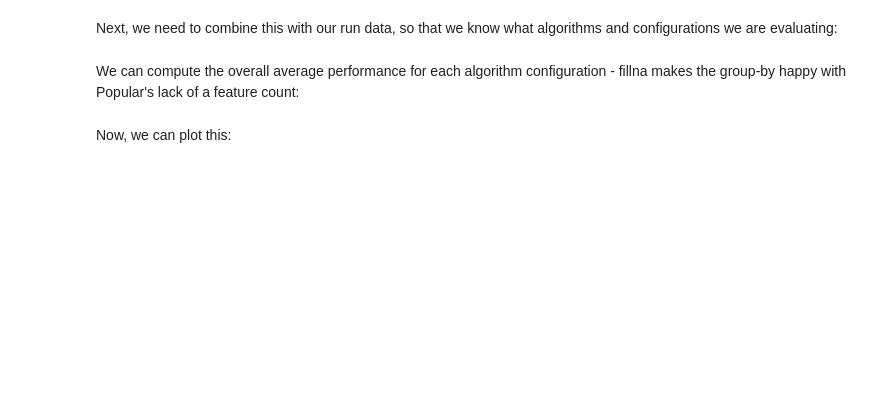
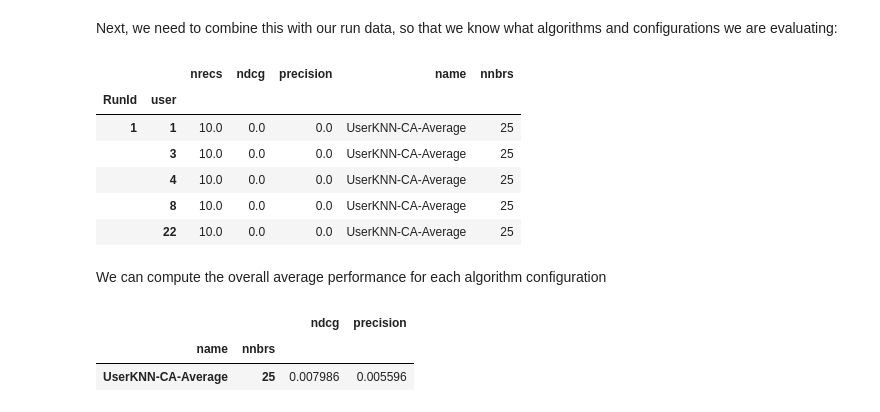
Before and after one commit to jacobmunson/lenskit_confidence, a Jupyter notebook: examples/Confidence-aware-UBCF-MultiEval.ipynb, the cells around one changed output. Cells and saved outputs as stored; diff of their text form; code cells hidden in the pictures; blank space fills up the shorter version.

Commit message:
cleaning and finalizing CUBCF notebook

```diff
--- a/examples/Confidence-aware-UBCF-MultiEval.ipynb
+++ b/examples/Confidence-aware-UBCF-MultiEval.ipynb
@@ -51,3 +36,8 @@ mlsmall = MovieLens('../data/ml-1m')
+# %%
+data = MovieLens('../data/ml-1m')
+#data = MovieLens('../data/ml-10m')
+#data = MovieLens('../data/ml-20m')
+#data = MovieLens('../data/jester') # with Jester cleaning, it's the same format a ML datasets, so the ML input function works
 # %% [markdown]
 ## Experiment
 # %% [markdown]
@@ -59,3 +51,2 @@ We're going to use a 5-fold cross-validation setup.  We save the data into a lis
 # %%
-pairs = list(partition_users(mlsmall.ratings, 5, SampleN(5)))
-#pairs = (partition_users(mlsmall.ratings, 5, SampleN(5)))
+pairs = list(partition_users(data.ratings, 5, SampleN(5)))
@@ -139,0 +171,2 @@ truth.head()
+# %%
+truth = truth[['user', 'item', 'rating']] # just grabbing what we need
@@ -143,6 +185,5 @@ Now we can set up an analysis and compute the results.
 rla = topn.RecListAnalysis()
 rla.add_metric(topn.ndcg) # precision, recall, recip_rank, dcg, ndcg
 rla.add_metric(topn.precision)
-#rla.add_metric(predict.rmse)
-raw_ndcg = rla.compute(recs, truth)
-raw_ndcg.head()
+topn_compute = rla.compute(recs, truth)
+topn_compute.head()
@@ -149,13 +206,21 @@ raw_ndcg.head()
 # %% [markdown]
 Next, we need to combine this with our run data, so that we know what algorithms and configurations we are evaluating:
 # %%
-### FOR NEIGHBORHOOD-BASED METHODS ONLY ###
-ndcg = raw_ndcg.join(runs[['name', 'nnbrs']], on = 'RunId') #
-ndcg.head()
+topn_results = topn_compute.join(runs[['name', 'nnbrs']], on = 'RunId') #
+topn_results.head()
+# %% [output]
+|  |  | nrecs | ndcg | precision | name | nnbrs |
+| RunId | user |  |  |  |  |  |
+| 1 | 1 | 10.0 | 0.0 | 0.0 | UserKNN-CA-Average | 25 |
+|  | 3 | 10.0 | 0.0 | 0.0 | UserKNN-CA-Average | 25 |
+|  | 4 | 10.0 | 0.0 | 0.0 | UserKNN-CA-Average | 25 |
+|  | 8 | 10.0 | 0.0 | 0.0 | UserKNN-CA-Average | 25 |
+|  | 22 | 10.0 | 0.0 | 0.0 | UserKNN-CA-Average | 25 |
 # %% [markdown]
-We can compute the overall average performance for each algorithm configuration - fillna makes the group-by happy with Popular's lack of a feature count:
+We can compute the overall average performance for each algorithm configuration
 # %%
-### FOR NEIGHBORHOOD-BASED METHODS ONLY ###
-ndcg.fillna(0).groupby(['name', 'nnbrs'])['ndcg','precision'].mean()
+topn_results.fillna(0).groupby(['name', 'nnbrs'])['ndcg','precision'].mean()
+# %% [output]
+|  |  | ndcg | precision |
+| name | nnbrs |  |  |
+| UserKNN-CA-Average | 25 | 0.007986 | 0.005596 |
-# %% [markdown]
-Now, we can plot this:
```
Also changed, not shown: parts of 47 cells of this notebook.
